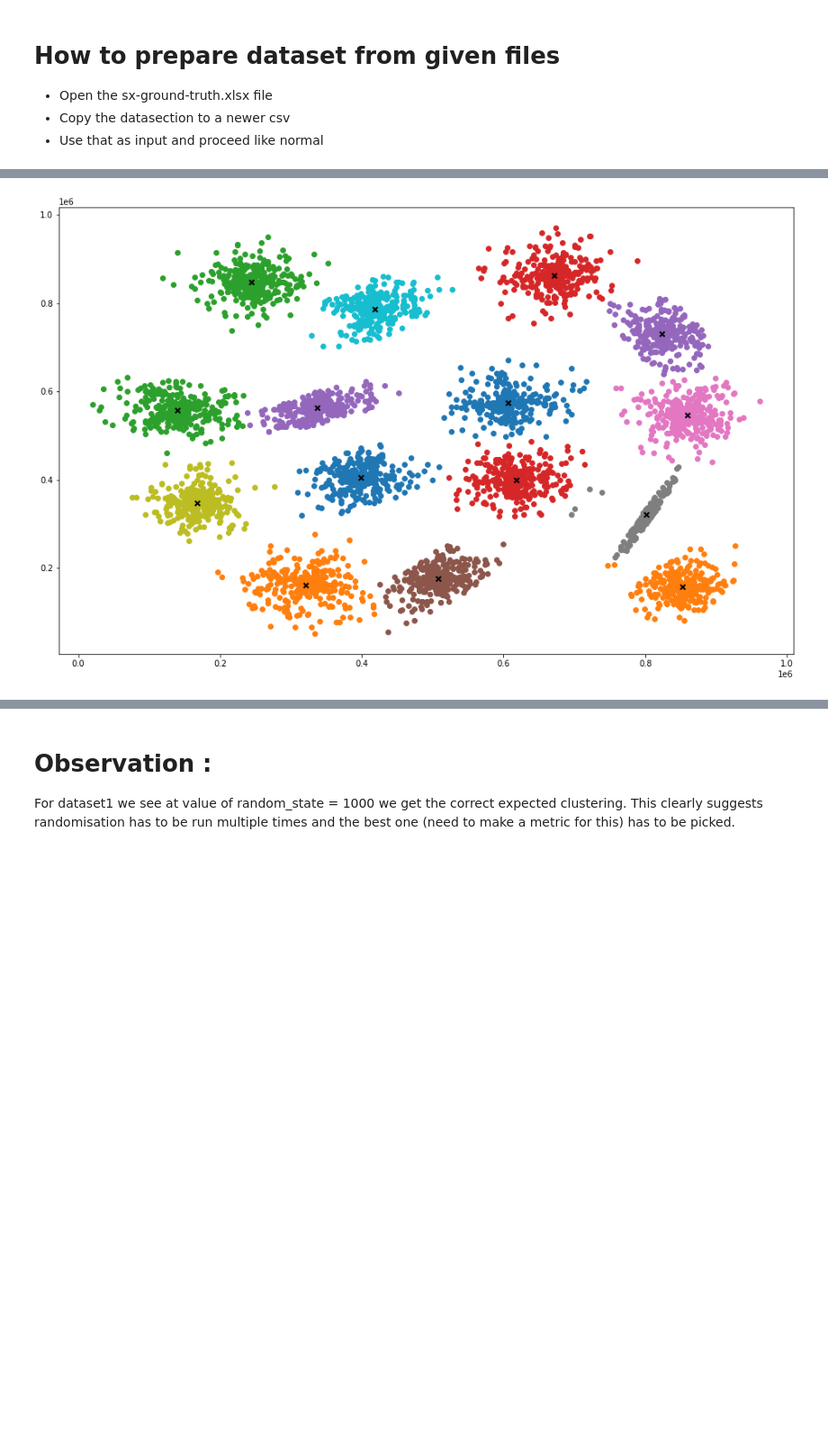
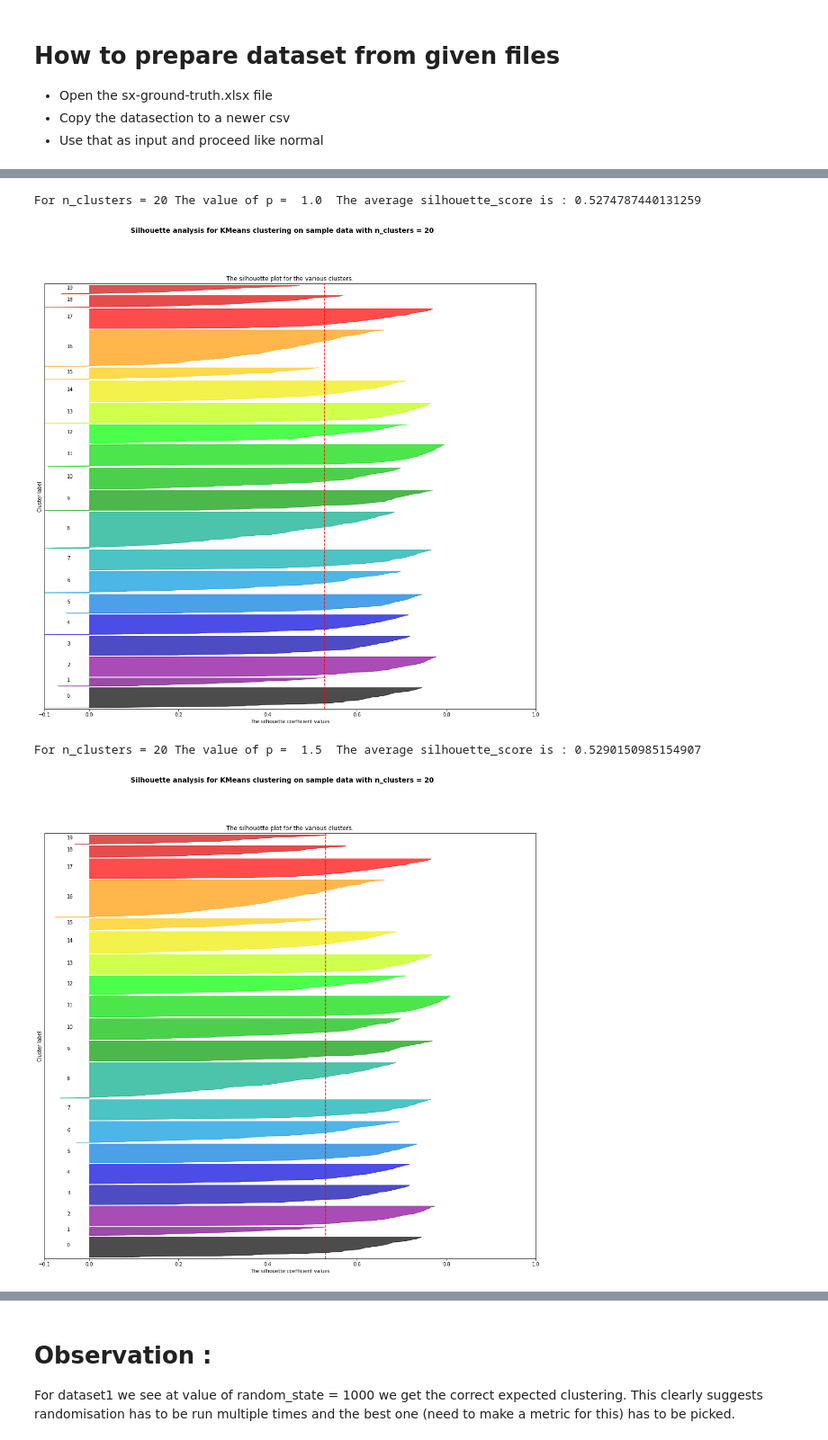
Before and after one commit to MnCSSJ4x/Clustering-Project, a Jupyter notebook: K_Means_Project.ipynb, the cells around one changed output, grey strips where cells are left out. Shown: that part at 90% size. Drawn from its saved outputs; the diff is of its cells as text; code cells hidden in the pictures; blank space fills up the shorter version.

```diff
--- a/K_Means_Project.ipynb
+++ b/K_Means_Project.ipynb
@@ -175,11 +176,16 @@ class Kmeans:
       centroid_idx = self._closest_centroid(sample,centroids)
       clusters[centroid_idx].append(idx)
     return clusters
+  def function (self,point):
+    return minkowski_distance(self.sample, point, self.p)
+
   def _closest_centroid(self,sample,centroids):
     #distance metric
     distances = [minkowski_distance(sample,point,self.p) for point in centroids]
     #argmin for required parameters
     closest_idx = np.argmin(distances)
+    # self.sample=sample
+    # closest_idx = scipy.optimize.minimize (fun=function ,x0=np.asarray(centroids))
     return closest_idx
   def _get_centroids(self,clusters):
     centroids = np.zeros((self.K,self.n_features)) #Dimension = N as N = number of features
@@ -235,20 +223,0 @@ Text(0, 0.5, 'Y')
-# %%
-X1=df['X'],df['Y']
-#from sklearn.datasets import load_iris
-#iris=load_iris()
-#df=pd.DataFrame(iris.data,columns=iris.feature_names)
-
-#using scipy distance function
-X=np.array(X1)
-k=Kmeans(K=15,iter=150,p=2.1)
-np.random.seed(42)
-# np.shape(X.T)
-# y_pred=k.predict(X.T,choice=0)
-# k.plot()
-
-y_pred=k.predict(np.array(df),choice=1)
-k.plot()
-# y_pred=k.predict(X.T,choice=2)
-# k.plot()
-# %% [output]
-[figure, removed]
@@ -254,0 +314,41 @@ k.plot()
+# %%
+from sklearn.metrics import silhouette_samples, silhouette_score
+# silhouette_avg = silhouette_score(df, k.clusters)
+#     print("For n_clusters =", n_clusters,
+#           "The average silhouette_score is :", silhouette_avg)
+
+def SIL_score(df,clusters):
+  labels=generateLabels(df,clusters)
+  return labels,silhouette_score(df,labels)
+
+def generateLabels(df,clusters):
+  n_samples=len(df)
+  labels=np.zeros(shape=n_samples)
+  for idx,val in enumerate(clusters):
+    for item in val:
+      labels[item]=idx
+  return labels
+# %%
+def output_for_csv():
+  df=read_dataset_csv()
+  X1=df['X'],df['Y']
+
+def output_for_txt(filename):
+
+  df=read_txt(filename)
+  for p in range(2,8):
+    k=Kmeans(K=20,iter=150,p=p/2)
+    y_pred=k.predict(np.array(df),choice=1)
+    k.centroids=np.array(k.centroids, dtype='int')
+    # for i in range(k.K):
+    #   print(*k.centroids[i])
+    labels,silhouette_avg = SIL_score(df,k.clusters)
+    print("For n_clusters =", k.K,"The value of p = ",p/2," The average silhouette_score is :", silhouette_avg)
+    sil_visualization(X=np.array(df),cluster_labels=labels,n_clusters=k.K,silhouette_avg=silhouette_avg,centroid=k.centroids)
+  return
+output_for_txt("A1.txt")
+# %% [output]
+For n_clusters = 20 The value of p =  1.0  The average silhouette_score is : 0.5274787440131259
+[figure, added]
+For n_clusters = 20 The value of p =  1.5  The average silhouette_score is : 0.5290150985154907
+[figure, added]
```
Also changed, not shown: parts of 14 cells of this notebook.
